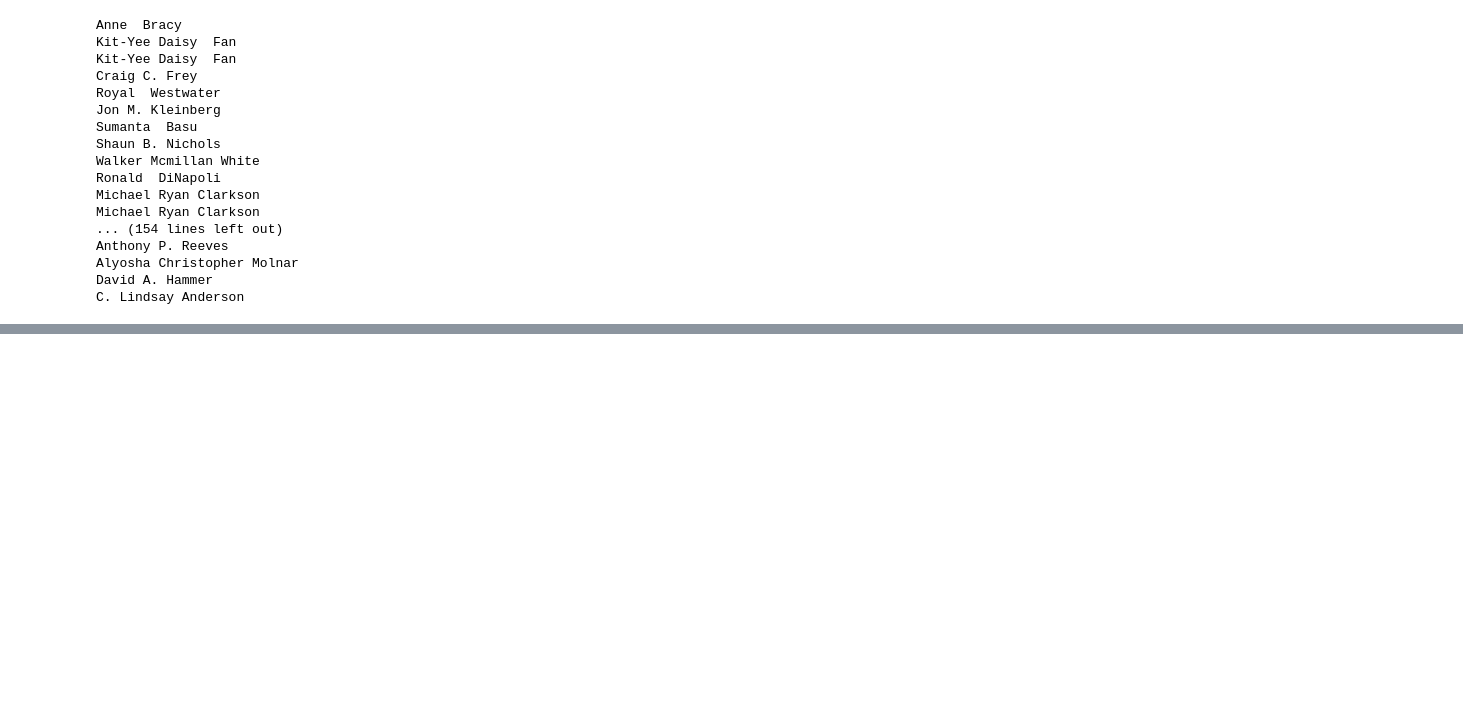
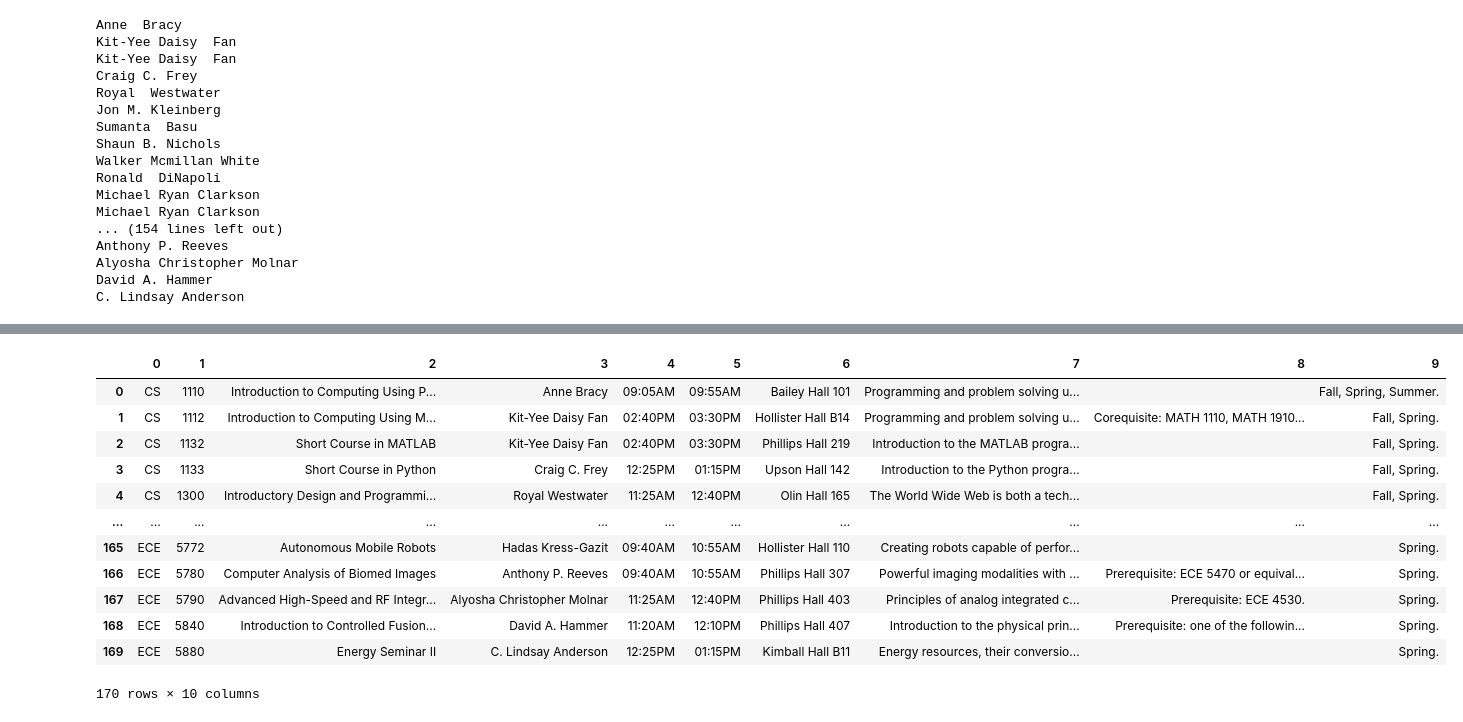
Before and after one commit to CornellDataScience/Class-Visualizer, a Jupyter notebook: Class Visualizer.ipynb, the cells around one changed output, grey strips where cells are left out. Saved outputs shown, nothing was run; the diff lists cells and outputs as text; code cells hidden in the pictures; blank space fills up the shorter version.

Commit message:
Notebook for making df and csv for classes in INFO, CS, ECE

```diff
--- a/Class Visualizer.ipynb
+++ b/Class Visualizer.ipynb
@@ -82,18 +65,29 @@ C. Lindsay Anderson
 # %%
 # CS 1110, Bracy, start time, end time, location, description, prereqs/coreqs, semester offered
 df = []
-for class_ in classes[:10]:
-    #print(class_)
-    if (int(class_['catalogNbr'])) > 5900:
-        continue
-    #print(class_)
-    obj = class_['enrollGroups'][0]['classSections'][0]['meetings'][0]
 
-    obj2 = obj['instructors'][0]
-    #print(obj)
+for subject in ["CS", "INFO", "ECE"]: #, "ECON"]"ENGL", "PHIL"]:
+    url = f"https://classes.cornell.edu/api/2.0/search/classes.json?roster=SP22&subject={subject}"
+    response = urlopen(url)
 
-    startTime = obj['timeStart']
-    endTime = obj['timeEnd']
-    location = obj['facilityDescr']
-    x = [class_['subject'] + class_['catalogNbr'] + class_['titleLong'], obj2['firstName'] + ' ' + obj2['middleName'] + ' ' + obj2['lastName'], startTime, endTime, location, class_['description'], class_['catalogPrereqCoreq'], class_['catalogWhenOffered']]
-    df.append(x)
+    # storing the JSON response
+    # from url in data
+    data_json = json.loads(response.read())
+
+    classes = data_json['data']['classes']
+
+    for class_ in classes:
+        #print(class_)
+        if (int(class_['catalogNbr'])) > 5900:
+            continue
+        #print(class_)
+        obj = class_['enrollGroups'][0]['classSections'][0]['meetings'][0]
+
+        obj2 = obj['instructors'][0]
+        #print(obj)
+
+        startTime = obj['timeStart']
+        endTime = obj['timeEnd']
+        location = obj['facilityDescr']
+        x = [class_['subject'] , class_['catalogNbr'] , class_['titleLong'], obj2['firstName'] + ' ' + obj2['middleName'] + ' ' + obj2['lastName'], startTime, endTime, location, class_['description'], class_['catalogPrereqCoreq'], class_['catalogWhenOffered']]
+        df.append(x)
@@ -125,2 +94,17 @@ AttributeError: partially initialized module 'pandas' has no attribute 'compat'
 # %%
-pd.Dataframe(np.array(df))
+df1 = pd.DataFrame(np.array(df))
+df1
+# %% [output]
+|  | 0 | 1 | 2 | 3 | 4 | 5 | 6 | 7 | 8 | 9 |
+| 0 | CS | 1110 | Introduction to Computing Using P... | Anne Bracy | 09:05AM | 09:55AM | Bailey Hall 101 | Programming and problem solving u... |  | Fall, Spring, Summer. |
+| 1 | CS | 1112 | Introduction to Computing Using M... | Kit-Yee Daisy Fan | 02:40PM | 03:30PM | Hollister Hall B14 | Programming and problem solving u... | Corequisite: MATH 1110, MATH 1910... | Fall, Spring. |
+| 2 | CS | 1132 | Short Course in MATLAB | Kit-Yee Daisy Fan | 02:40PM | 03:30PM | Phillips Hall 219 | Introduction to the MATLAB progra... |  | Fall, Spring. |
+| 3 | CS | 1133 | Short Course in Python | Craig C. Frey | 12:25PM | 01:15PM | Upson Hall 142 | Introduction to the Python progra... |  | Fall, Spring. |
+| 4 | CS | 1300 | Introductory Design and Programmi... | Royal Westwater | 11:25AM | 12:40PM | Olin Hall 165 | The World Wide Web is both a tech... |  | Fall, Spring. |
+| ... | ... | ... | ... | ... | ... | ... | ... | ... | ... | ... |
+| 165 | ECE | 5772 | Autonomous Mobile Robots | Hadas Kress-Gazit | 09:40AM | 10:55AM | Hollister Hall 110 | Creating robots capable of perfor... |  | Spring. |
+| 166 | ECE | 5780 | Computer Analysis of Biomed Images | Anthony P. Reeves | 09:40AM | 10:55AM | Phillips Hall 307 | Powerful imaging modalities with ... | Prerequisite: ECE 5470 or equival... | Spring. |
+| 167 | ECE | 5790 | Advanced High-Speed and RF Integr... | Alyosha Christopher Molnar | 11:25AM | 12:40PM | Phillips Hall 403 | Principles of analog integrated c... | Prerequisite: ECE 4530. | Spring. |
+| 168 | ECE | 5840 | Introduction to Controlled Fusion... | David A. Hammer | 11:20AM | 12:10PM | Phillips Hall 407 | Introduction to the physical prin... | Prerequisite: one of the followin... | Spring. |
+| 169 | ECE | 5880 | Energy Seminar II | C. Lindsay Anderson | 12:25PM | 01:15PM | Kimball Hall B11 | Energy resources, their conversio... |  | Spring. |
+170 rows × 10 columns
```
Also changed, not shown: parts of 5 cells of this notebook.
